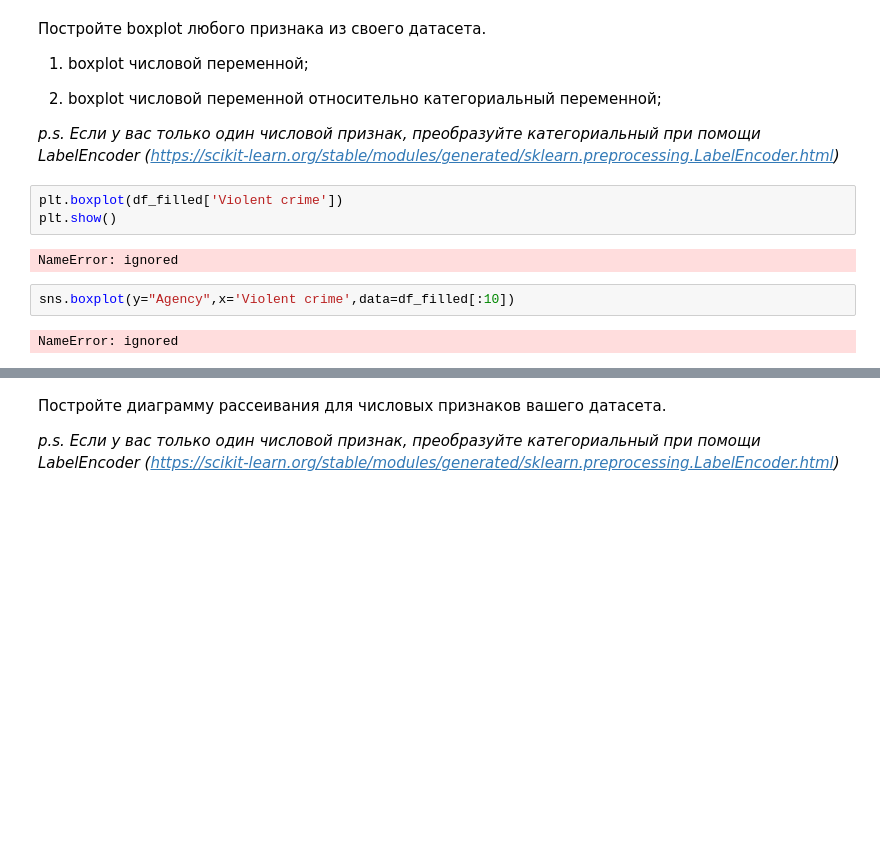
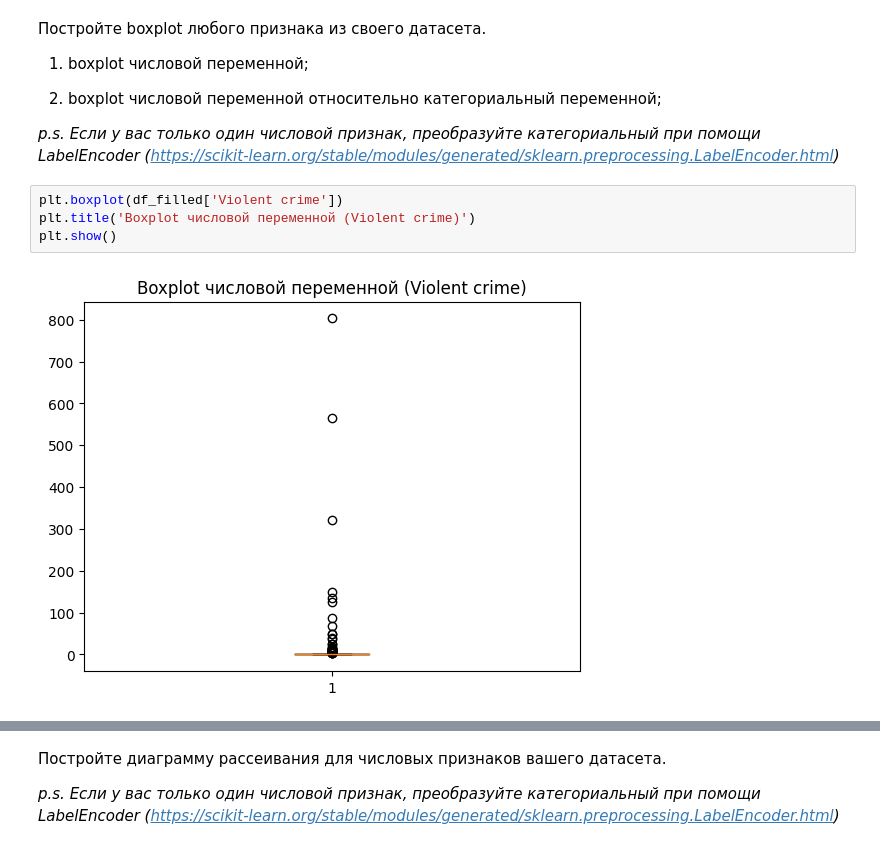
Before and after one commit to Zlovredniy/MachineExperience1, a Jupyter notebook: lab2/Задание_2.ipynb, the cells around one changed output, grey strips where cells are left out. Saved outputs shown, nothing was run; the diff lists cells and outputs as text; blank space fills up the shorter version.

```diff
--- a/lab2/Задание_2.ipynb
+++ b/lab2/Задание_2.ipynb
@@ -276,10 +277,7 @@ NameError: ignored
 *p.s. Если у вас только один числовой признак, преобразуйте категориальный при помощи LabelEncoder (https://scikit-learn.org/stable/modules/generated/sklearn.preprocessing.LabelEncoder.html)*
 # %%
 plt.boxplot(df_filled['Violent crime'])
+plt.title('Boxplot числовой переменной (Violent crime)')
 plt.show()
 # %% [output]
-NameError: ignored
+[figure, added]
-# %%
-sns.boxplot(y="Agency",x='Violent crime',data=df_filled[:10])
-# %% [output]
-NameError: ignored
```
Also changed, not shown: parts of 9 cells of this notebook.
